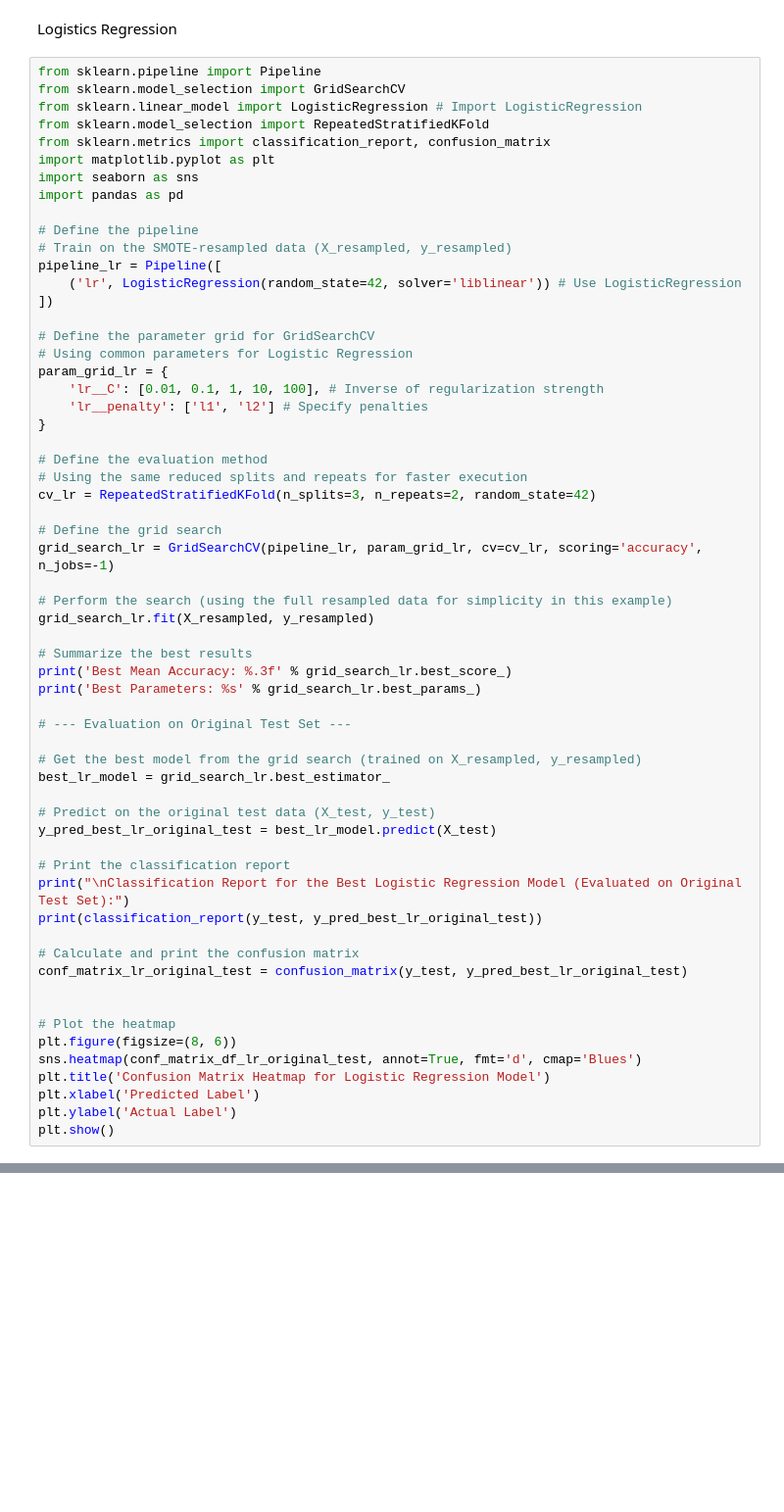
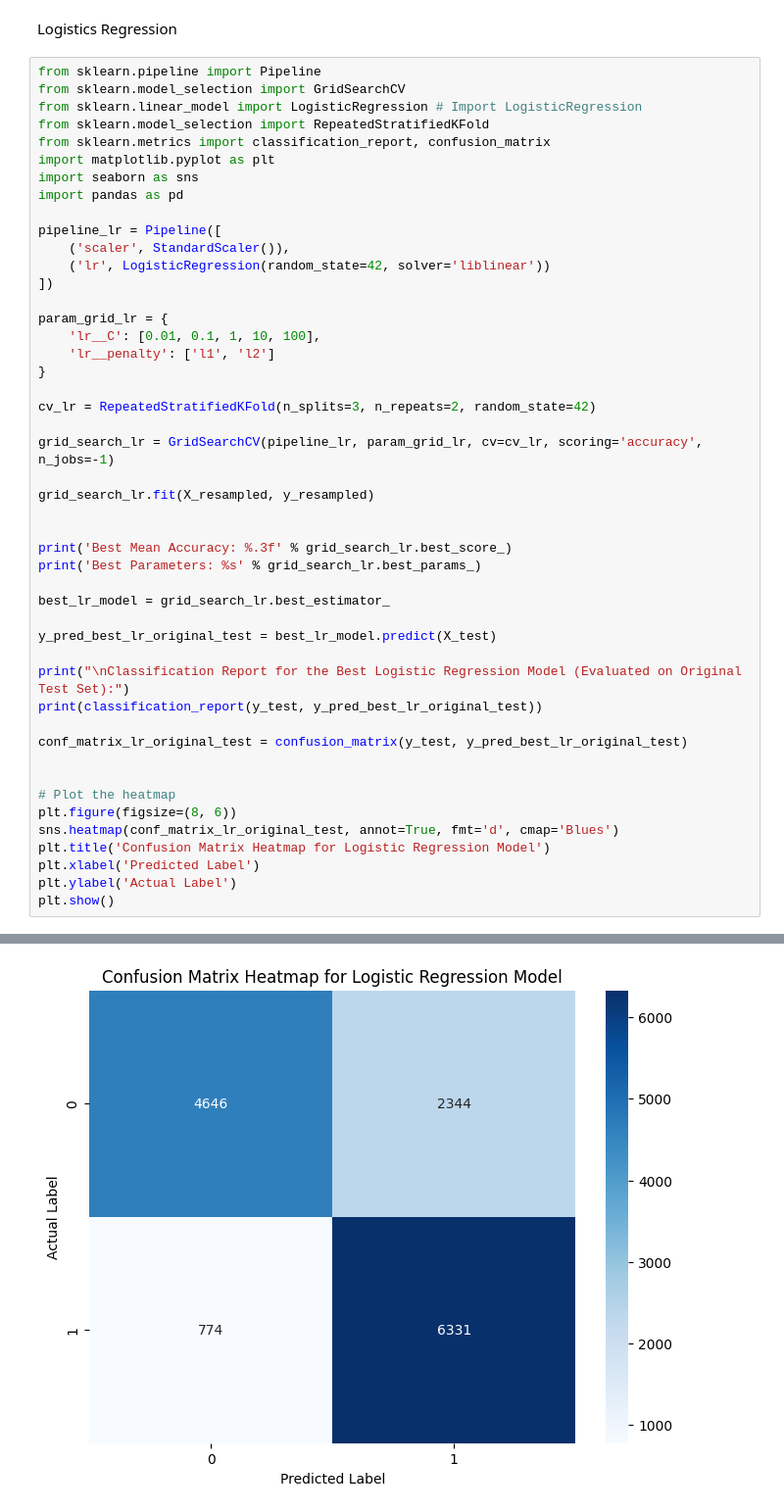
Before and after one commit to malejavanegas0/Proyecto, a Jupyter notebook: Proyecto_II.ipynb, the cells around one changed output, grey strips where cells are left out. Shown at 98% size. Drawn from its saved outputs; the diff is of its cells as text; blank space fills up the shorter version.

```diff
--- a/Proyecto_II.ipynb
+++ b/Proyecto_II.ipynb
@@ -1083,52 +1008,39 @@ import matplotlib.pyplot as plt
 import seaborn as sns
 import pandas as pd
 
-# Define the pipeline
-# Train on the SMOTE-resampled data (X_resampled, y_resampled)
 pipeline_lr = Pipeline([
-    ('lr', LogisticRegression(random_state=42, solver='liblinear')) # Use LogisticRegression
+    ('scaler', StandardScaler()),
+    ('lr', LogisticRegression(random_state=42, solver='liblinear'))
 ])
 
-# Define the parameter grid for GridSearchCV
-# Using common parameters for Logistic Regression
 param_grid_lr = {
-    'lr__C': [0.01, 0.1, 1, 10, 100], # Inverse of regularization strength
-    'lr__penalty': ['l1', 'l2'] # Specify penalties
+    'lr__C': [0.01, 0.1, 1, 10, 100],
+    'lr__penalty': ['l1', 'l2']
 }
 
-# Define the evaluation method
-# Using the same reduced splits and repeats for faster execution
 cv_lr = RepeatedStratifiedKFold(n_splits=3, n_repeats=2, random_state=42)
 
-# Define the grid search
 grid_search_lr = GridSearchCV(pipeline_lr, param_grid_lr, cv=cv_lr, scoring='accuracy', n_jobs=-1)
 
-# Perform the search (using the full resampled data for simplicity in this example)
 grid_search_lr.fit(X_resampled, y_resampled)
 
-# Summarize the best results
+
 print('Best Mean Accuracy: %.3f' % grid_search_lr.best_score_)
 print('Best Parameters: %s' % grid_search_lr.best_params_)
 
-# --- Evaluation on Original Test Set ---
-
-# Get the best model from the grid search (trained on X_resampled, y_resampled)
 best_lr_model = grid_search_lr.best_estimator_
 
-# Predict on the original test data (X_test, y_test)
 y_pred_best_lr_original_test = best_lr_model.predict(X_test)
 
-# Print the classification report
 print("\nClassification Report for the Best Logistic Regression Model (Evaluated on Original Test Set):")
 print(classification_report(y_test, y_pred_best_lr_original_test))
 
-# Calculate and print the confusion matrix
 conf_matrix_lr_original_test = confusion_matrix(y_test, y_pred_best_lr_original_test)
 
 
 # Plot the heatmap
 plt.figure(figsize=(8, 6))
-sns.heatmap(conf_matrix_df_lr_original_test, annot=True, fmt='d', cmap='Blues')
+sns.heatmap(conf_matrix_lr_original_test, annot=True, fmt='d', cmap='Blues')
 plt.title('Confusion Matrix Heatmap for Logistic Regression Model')
 plt.xlabel('Predicted Label')
 plt.ylabel('Actual Label')
@@ -1137,0 +1061 @@ KeyboardInterrupt:
+[figure, added]
```
Also changed, not shown: parts of 11 cells of this notebook.
